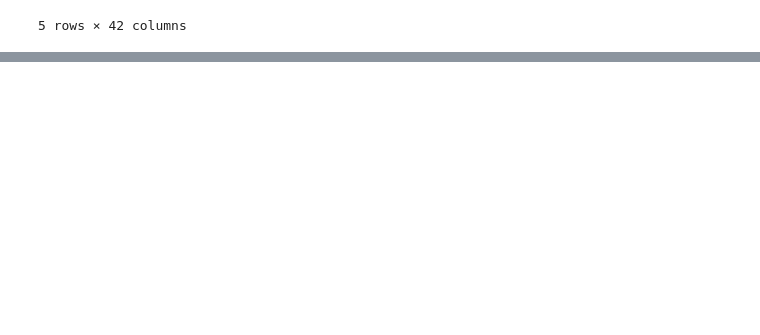
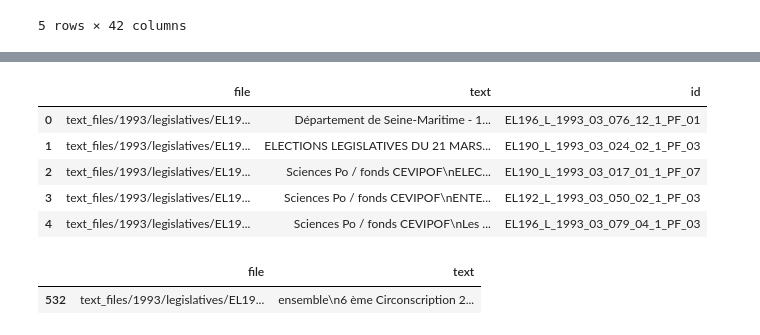
Before and after one commit to itsreivilo/Projet-de-NLP-Olivier, a Jupyter notebook: exploration.ipynb, the cells around one changed output, grey strips where cells are left out. Cells and saved outputs as stored; diff of their text form; code cells hidden in the pictures; blank space fills up the shorter version.

```diff
--- a/exploration.ipynb
+++ b/exploration.ipynb
@@ -25,0 +59,32 @@ data.to_csv(file_path, index=False)  # index=False pour ne pas sauvegarder l'ind
+# %%
+# Export des professions de foi
+zip_path = "C:/Users/auran/OneDrive/Documents/ensae/3A/NLP/legislatives.zip"
+
+docs = []
+
+with zipfile.ZipFile(zip_path) as z:
+    for file in z.namelist():
+        if file.endswith(".txt"):
+            with z.open(file) as f:
+                text = f.read().decode("utf-8", errors="ignore")
+                docs.append({"file": file, "text": text})
+
+transcriptions = pd.DataFrame(docs)
+# %%
+transcriptions["id"] = transcriptions["file"].str.extract(r'([^/]+)\.txt')
+# %%
+transcriptions.head()
+# %% [output]
+|  | file | text | id |
+| 0 | text_files/1993/legislatives/EL19... | Département de Seine-Maritime - 1... | EL196_L_1993_03_076_12_1_PF_01 |
+| 1 | text_files/1993/legislatives/EL19... | ELECTIONS LEGISLATIVES DU 21 MARS... | EL190_L_1993_03_024_02_1_PF_03 |
+| 2 | text_files/1993/legislatives/EL19... | Sciences Po / fonds CEVIPOF\nELEC... | EL190_L_1993_03_017_01_1_PF_07 |
+| 3 | text_files/1993/legislatives/EL19... | Sciences Po / fonds CEVIPOF\nENTE... | EL192_L_1993_03_050_02_1_PF_03 |
+| 4 | text_files/1993/legislatives/EL19... | Sciences Po / fonds CEVIPOF\nLes ... | EL196_L_1993_03_079_04_1_PF_03 |
+# %%
+pd.set_option('display.max_colwidth', None)
+# YOUR CODE HERE
+transcriptions.sample()
+# %% [output]
+|  | file | text |
+| 532 | text_files/1993/legislatives/EL19... | ensemble\n6 ème Circonscription 2... |
```
Also changed, not shown: parts of 5 cells of this notebook.
